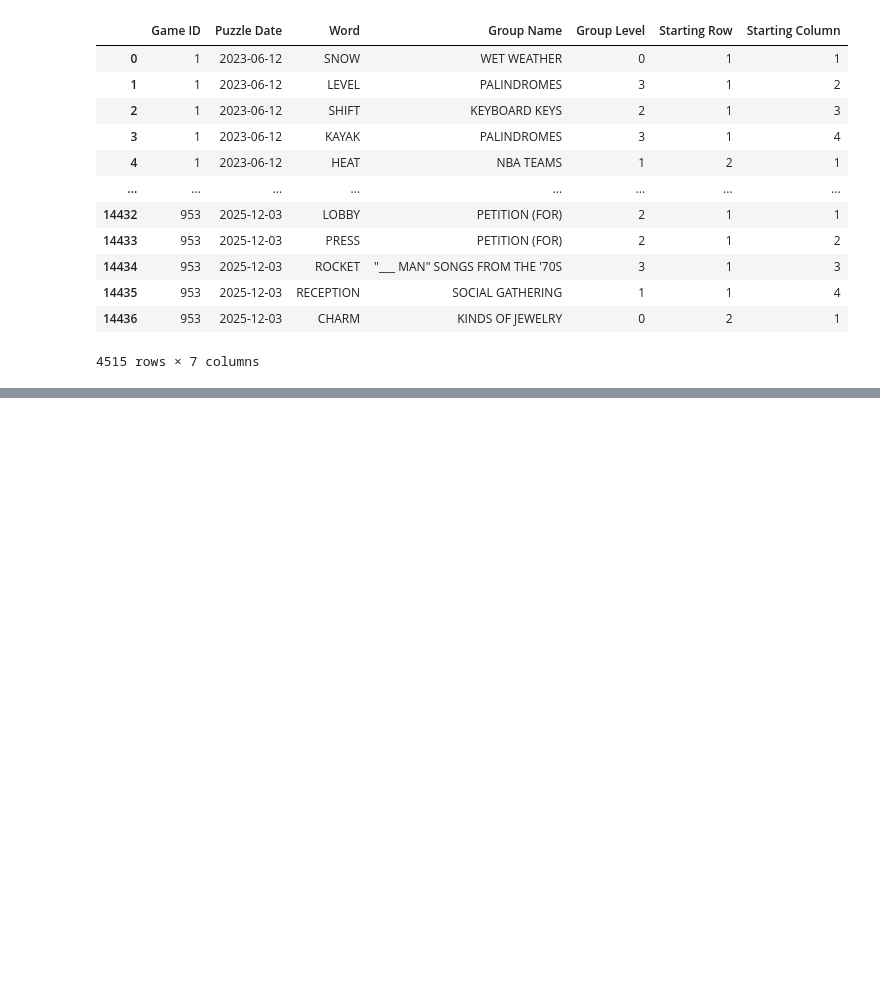
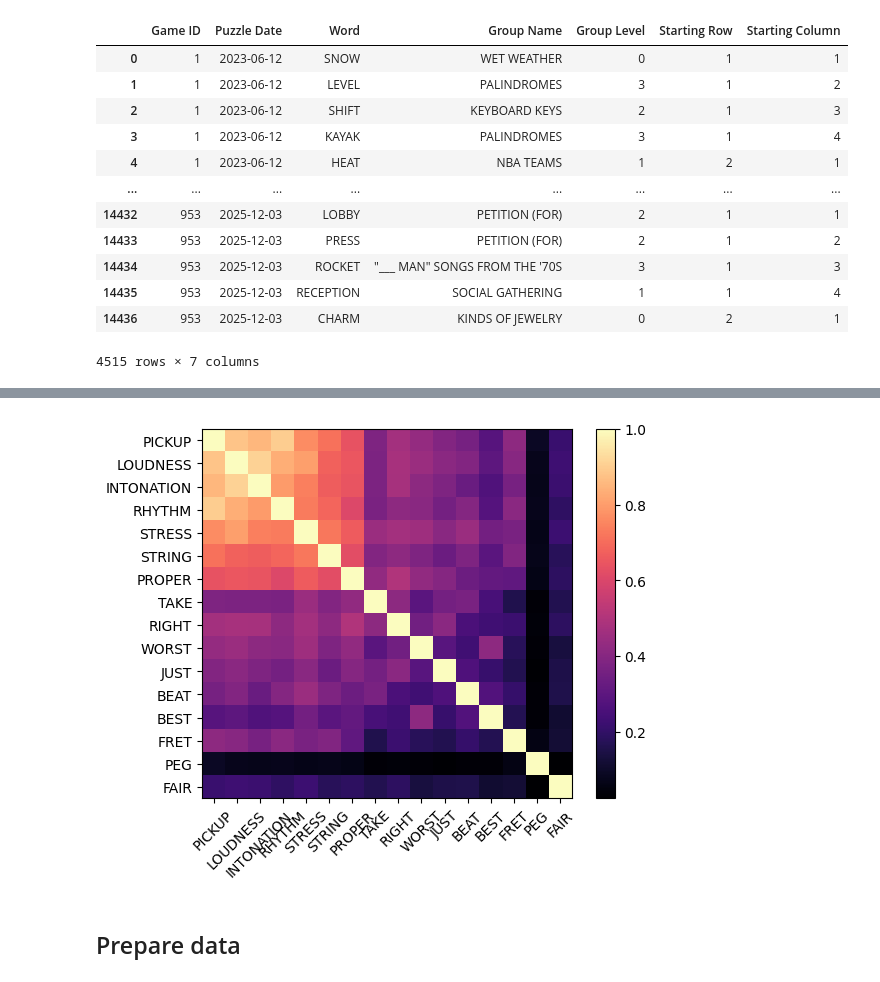
Before and after one commit to afjal4/neural-representations-drp, a Jupyter notebook: specific_connections_in_embeddings/Connections.ipynb, the cells around one changed output, grey strips where cells are left out. Cells and saved outputs as stored; diff of their text form; code cells hidden in the pictures; blank space fills up the shorter version.

```diff
--- a/specific_connections_in_embeddings/Connections.ipynb
+++ b/specific_connections_in_embeddings/Connections.ipynb
@@ -68,0 +200,8 @@ array([-5.92583464e-03, -1.01487720e-02, -3.32951010e-03,  4.86306148e-03,
+# %%
+order = kmeans_order_from_K(K2, n_clusters=4)
+K_sorted = apply_order(K2, order)
+words_sorted = apply_order(words, order)
+
+plot_kernel_mat(K_sorted, words_sorted)
+# %% [output]
+[figure, added]
@@ -68,0 +211,2 @@ array([-5.92583464e-03, -1.01487720e-02, -3.32951010e-03,  4.86306148e-03,
+# %% [markdown]
+## Prepare data
```
Also changed, not shown: parts of 28 cells of this notebook.
